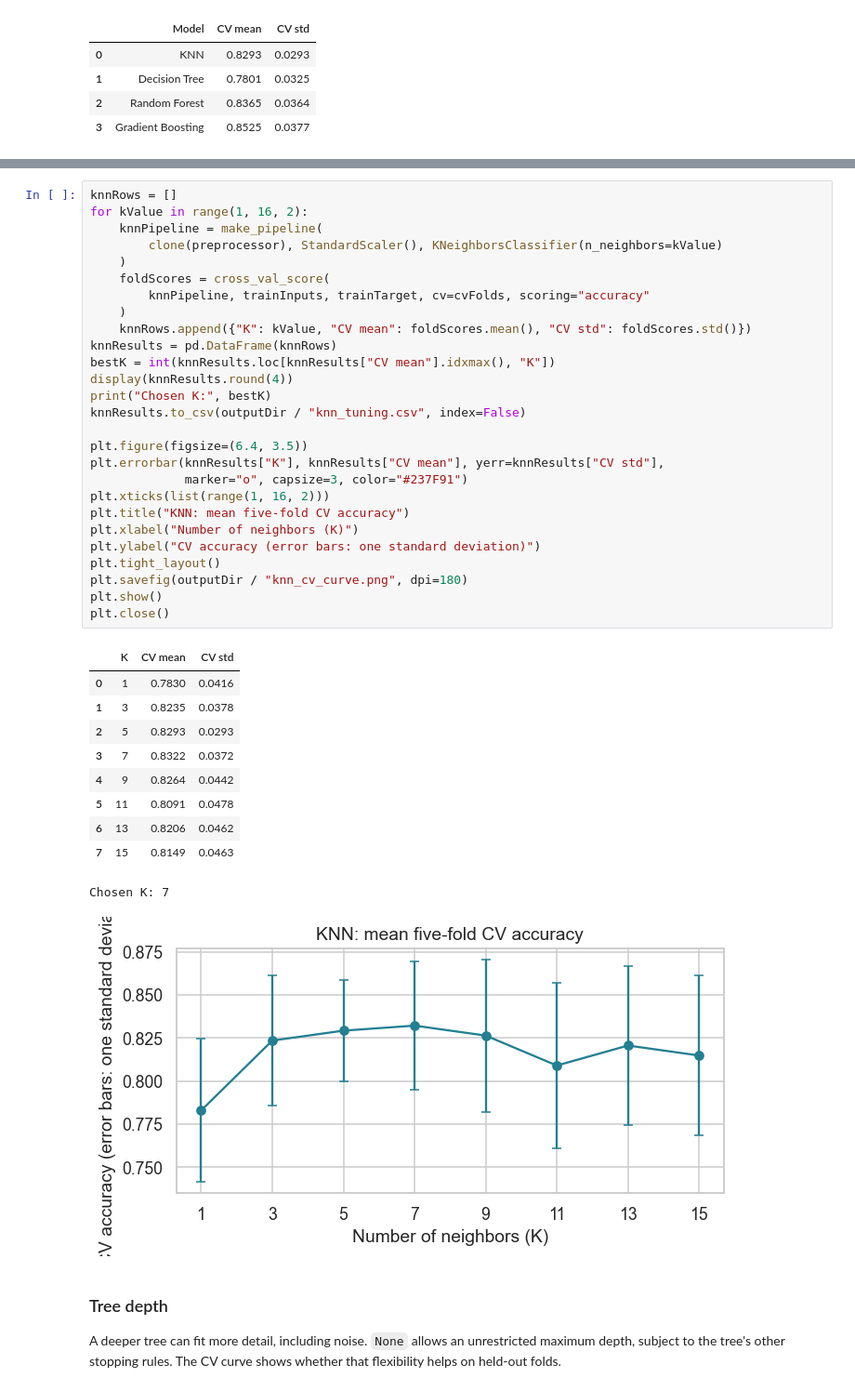
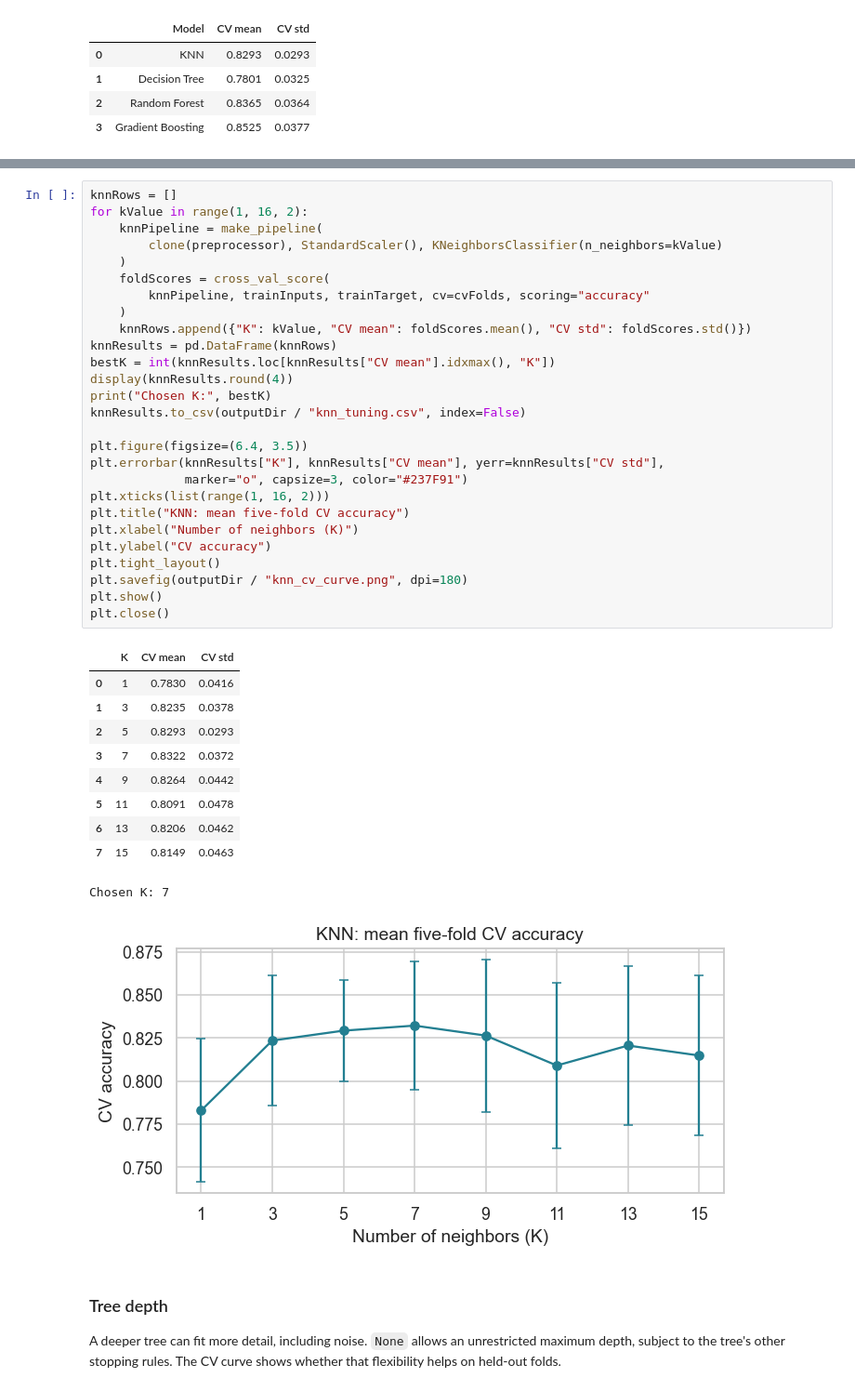
Before and after one commit to fayzliaqat/week4-football-model-comparison, a Jupyter notebook: week4_football_models.ipynb, the cells around one changed output, grey strips where cells are left out. Shown at 93% size. Cells and saved outputs as stored; diff of their text form.

```diff
--- a/week4_football_models.ipynb
+++ b/week4_football_models.ipynb
@@ -277,35 +278,35 @@ for kValue in range(1, 16, 2):
         knnPipeline, trainInputs, trainTarget, cv=cvFolds, scoring="accuracy"
     )
     knnRows.append({"K": kValue, "CV mean": foldScores.mean(), "CV std": foldScores.std()})
 knnResults = pd.DataFrame(knnRows)
 bestK = int(knnResults.loc[knnResults["CV mean"].idxmax(), "K"])
 display(knnResults.round(4))
 print("Chosen K:", bestK)
 knnResults.to_csv(outputDir / "knn_tuning.csv", index=False)
 
 plt.figure(figsize=(6.4, 3.5))
 plt.errorbar(knnResults["K"], knnResults["CV mean"], yerr=knnResults["CV std"],
              marker="o", capsize=3, color="#237F91")
 plt.xticks(list(range(1, 16, 2)))
 plt.title("KNN: mean five-fold CV accuracy")
 plt.xlabel("Number of neighbors (K)")
-plt.ylabel("CV accuracy (error bars: one standard deviation)")
+plt.ylabel("CV accuracy")
 plt.tight_layout()
 plt.savefig(outputDir / "knn_cv_curve.png", dpi=180)
 plt.show()
 plt.close()
 # %% [output]
 |  | K | CV mean | CV std |
 | 0 | 1 | 0.7830 | 0.0416 |
 | 1 | 3 | 0.8235 | 0.0378 |
 | 2 | 5 | 0.8293 | 0.0293 |
 | 3 | 7 | 0.8322 | 0.0372 |
 | 4 | 9 | 0.8264 | 0.0442 |
 | 5 | 11 | 0.8091 | 0.0478 |
 | 6 | 13 | 0.8206 | 0.0462 |
 | 7 | 15 | 0.8149 | 0.0463 |
 Chosen K: 7
-[figure, old version]
+[figure, new version]
 # %% [markdown]
 ### Tree depth
 A deeper tree can fit more detail, including noise. `None` allows an
```
Also changed, not shown: parts of 13 cells of this notebook, 12 other files.
